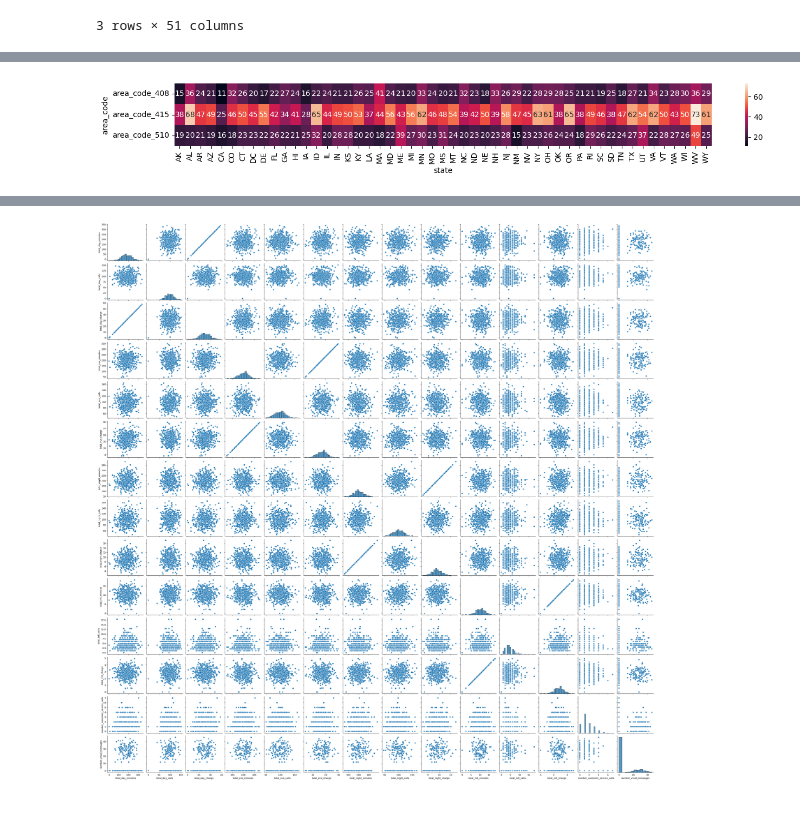
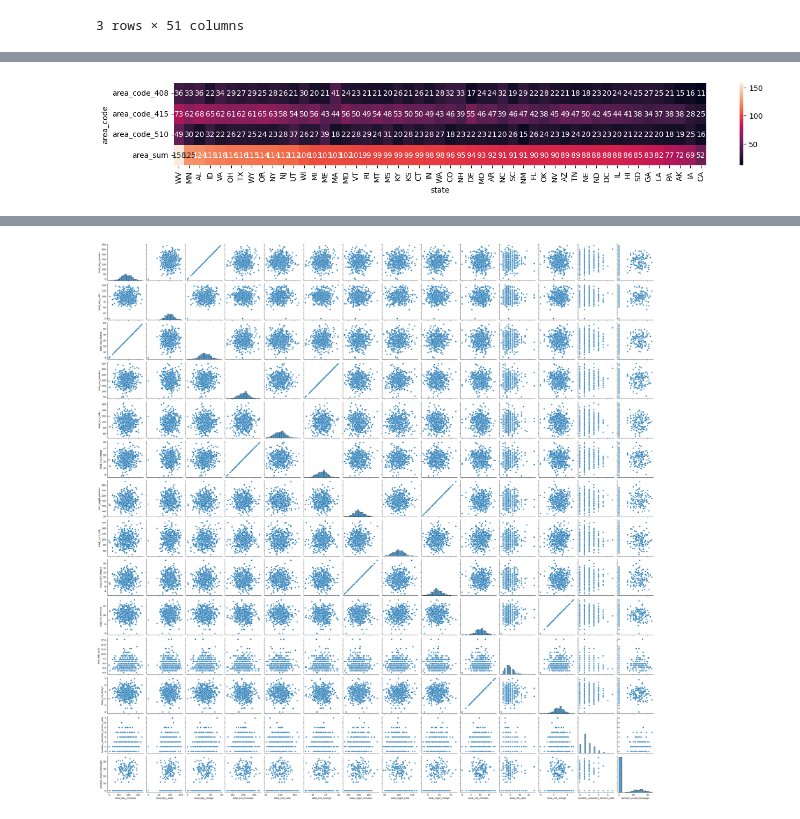
Before and after one commit to azerrus/Innopolis, a Jupyter notebook: Аттест4_Каштанов.ipynb, the cells around one changed output, grey strips where cells are left out. Cells and saved outputs as stored; diff of their text form; code cells hidden in the pictures.

```diff
--- a/Аттест4_Каштанов.ipynb
+++ b/Аттест4_Каштанов.ipynb
@@ -187,3 +217,8 @@ df_state_area.T
 | area_code_415 | 38 | 68 | 47 | 49 | 25 | 46 | 50 | 45 | 55 | 42 | ... | ... |
 | area_code_510 | 19 | 20 | 21 | 19 | 16 | 18 | 23 | 23 | 22 | 26 | ... | ... |
 3 rows × 51 columns
+# %%
+# добавим итоговую колонку по area_code и отсортируем по убыванию
+
+df_state_area['area_sum'] = df_state_area['area_code_408'] + df_state_area['area_code_415'] + df_state_area['area_code_510']
+df_state_area.sort_values(by = 'area_sum', ascending = False).T
@@ -190,7 +233,8 @@ df_state_area.T
 # %%
-# покажем тепловую карту для переменных state и area_code
-plt.figure(figsize = (16,1.5))
-sns.heatmap(df_state_area.T, annot = True, fmt = '.0f')
+# покажем тепловую карту для переменных state и area_code для предварительного визуального выявления связи
+
+plt.figure(figsize = (16,2))
+sns.heatmap(df_state_area.sort_values(by = 'area_sum', ascending = False).T, annot = True, fmt = '.0f')
 plt.show()
 # %% [output]
-[figure, old version]
+[figure, new version]
```
Also changed, not shown: parts of 96 cells of this notebook.
